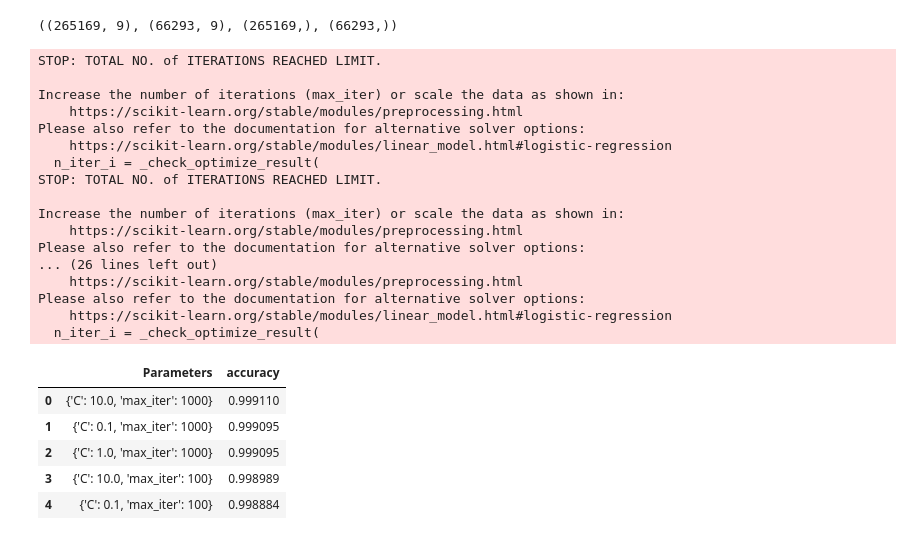
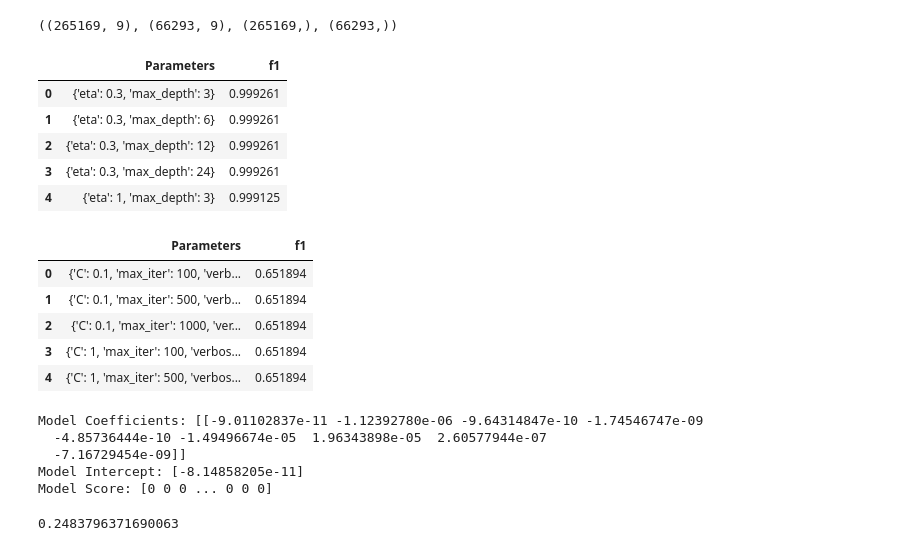
Before and after one commit to tobiaskaemmerling/project_kickstarter, a Jupyter notebook: base.ipynb, the cells around one changed output. Saved outputs shown, nothing was run; the diff lists cells and outputs as text; code cells hidden in the pictures.

Commit message:
Added decision tree, xgboost and tried out the grid search and machine learning algorithms to get our first model

```diff
--- a/base.ipynb
+++ b/base.ipynb
@@ -58,6 +58,7 @@ def get_data():
     data = pd.read_csv('data/kickstarter_projects.csv')
     # transform the categorical values to numerical values
 
+    data = data.drop("ID",axis=1)
     data = data[(data["State"] == "Successful") | (data["State"] == "Failed")]
     data["Deadline"] = pd.to_datetime(data["Deadline"],format='%Y-%m-%d')
     data["Launched"] = pd.to_datetime(data["Launched"],format='%Y-%m-%d %H:%M:%S')
@@ -147,7 +144,7 @@ def logistic_regression(X_train,X_test,y_train,y_test,metric="accuracy",verbose=
         C : The regularization parameter for the logistic regression
 
     Returns:
-        metric : The number of the metric specified in the arguments
+        metric_value : The number of the metric specified in the arguments
     """
 
     # create a logistic regression model
@@ -175,3 +172,14 @@ def logistic_regression(X_train,X_test,y_train,y_test,metric="accuracy",verbose=
     if metric == "f1":
         metric_value = f1_score(y_test, y_pred)
     return metric_value
+# %%
+from sklearn.model_selection import train_test_split
+# test out the functions
+data,transform_data = get_data()
+print(data.head())
+
+y = data['State']
+X = data.drop(['State','Launched','Deadline'], axis=1)
+
+X_train, X_test, y_train, y_test = train_test_split(X, y, test_size=0.2, random_state = 1337)
+X_train.shape, X_test.shape, y_train.shape, y_test.shape
@@ -240,36 +252,38 @@ X_train.shape, X_test.shape, y_train.shape, y_test.shape
 3 2009-07-14     99      145       25      1        79
 4 2009-05-26   1900      387       10      0        28
 ((265169, 9), (66293, 9), (265169,), (66293,))
+# %%
+#import warnings
+#
+# warnings.filterwarnings("ignore", category=ConvergenceWarning)
+
+hyperparameters = {"eta":[0.1,0.3,1],"max_depth":[3,6,12,24]}
+results = grid_search(xgb,hyperparameters,"f1",X_train,X_test,y_train,y_test)
+results.head()
+# %% [output]
+|  | Parameters | f1 |
+| 0 | {'eta': 0.3, 'max_depth': 3} | 0.999261 |
+| 1 | {'eta': 0.3, 'max_depth': 6} | 0.999261 |
+| 2 | {'eta': 0.3, 'max_depth': 12} | 0.999261 |
+| 3 | {'eta': 0.3, 'max_depth': 24} | 0.999261 |
+| 4 | {'eta': 1, 'max_depth': 3} | 0.999125 |
 # %%
-#import warnings
-#
-# warnings.filterwarnings("ignore", category=ConvergenceWarning)
-
-hyperparameters = {"C":[0.1,1.0,10.0],"max_iter":[10,100,1000]}
-results = grid_search(logistic_regression,hyperparameters,"accuracy",X_train,X_test,y_train,y_test)
-
+hyperparameters = {"C":[0.1,1,10],"max_iter":[100,500,1000]}
+results = grid_search(logistic_regression,hyperparameters,"f1",X_train,X_test,y_train,y_test)
 results.head()
 # %% [output]
-STOP: TOTAL NO. of ITERATIONS REACHED LIMIT.
-
-Increase the number of iterations (max_iter) or scale the data as shown in:
-    https://scikit-learn.org/stable/modules/preprocessing.html
-Please also refer to the documentation for alternative solver options:
-    https://scikit-learn.org/stable/modules/linear_model.html#logistic-regression
-  n_iter_i = _check_optimize_result(
-STOP: TOTAL NO. of ITERATIONS REACHED LIMIT.
-
-Increase the number of iterations (max_iter) or scale the data as shown in:
-    https://scikit-learn.org/stable/modules/preprocessing.html
-Please also refer to the documentation for alternative solver options:
-... (26 lines left out)
-    https://scikit-learn.org/stable/modules/preprocessing.html
-Please also refer to the documentation for alternative solver options:
-    https://scikit-learn.org/stable/modules/linear_model.html#logistic-regression
-  n_iter_i = _check_optimize_result(
-|  | Parameters | accuracy |
-| 0 | {'C': 10.0, 'max_iter': 1000} | 0.999110 |
-| 1 | {'C': 0.1, 'max_iter': 1000} | 0.999095 |
-| 2 | {'C': 1.0, 'max_iter': 1000} | 0.999095 |
-| 3 | {'C': 10.0, 'max_iter': 100} | 0.998989 |
-| 4 | {'C': 0.1, 'max_iter': 100} | 0.998884 |
+|  | Parameters | f1 |
+| 0 | {'C': 0.1, 'max_iter': 100, 'verb... | 0.651894 |
+| 1 | {'C': 0.1, 'max_iter': 500, 'verb... | 0.651894 |
+| 2 | {'C': 0.1, 'max_iter': 1000, 'ver... | 0.651894 |
+| 3 | {'C': 1, 'max_iter': 100, 'verbos... | 0.651894 |
+| 4 | {'C': 1, 'max_iter': 500, 'verbos... | 0.651894 |
+# %%
+logistic_regression(X_train,X_test,y_train,y_test,metric="f1",verbose=True,C=0.1,max_iter=100)
+# %% [output]
+Model Coefficients: [[-9.01102837e-11 -1.12392780e-06 -9.64314847e-10 -1.74546747e-09
+  -4.85736444e-10 -1.49496674e-05  1.96343898e-05  2.60577944e-07
+  -7.16729454e-09]]
+Model Intercept: [-8.14858205e-11]
+Model Score: [0 0 0 ... 0 0 0]
+0.2483796371690063
```
Also changed, not shown: parts of 8 cells of this notebook.
